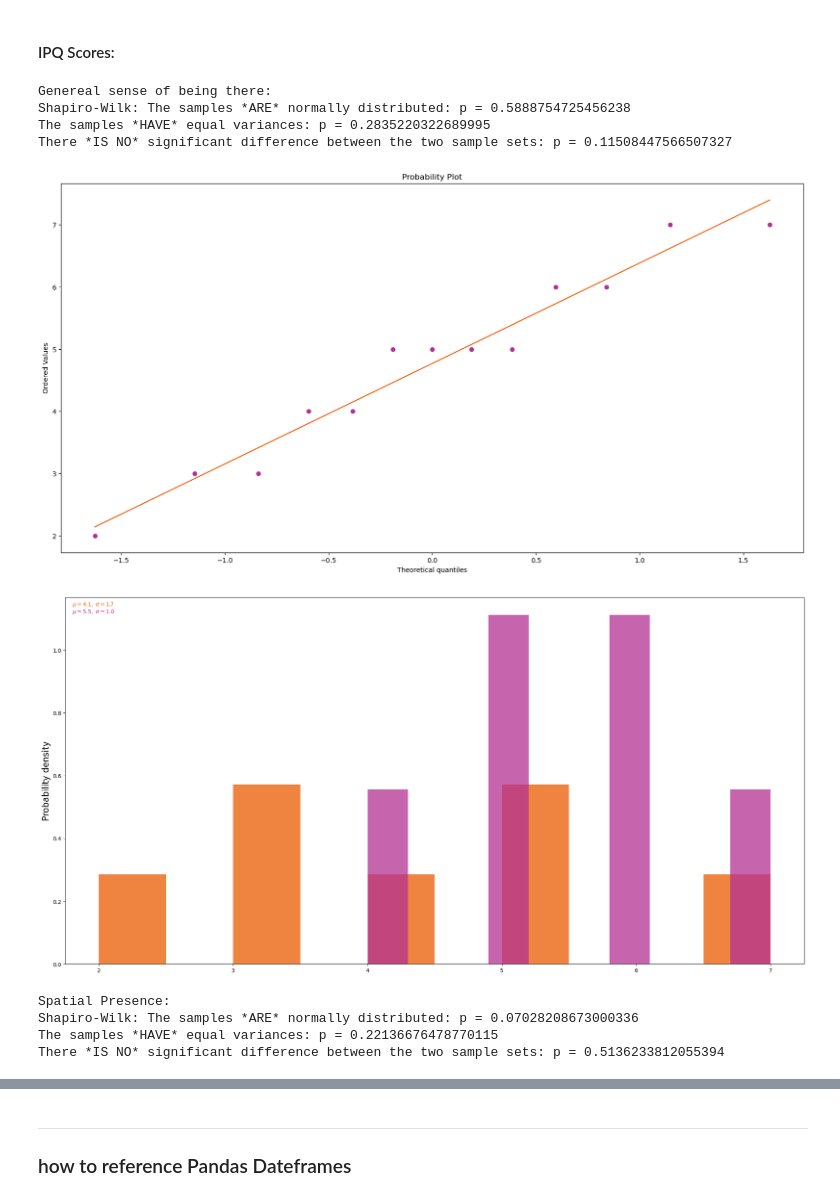
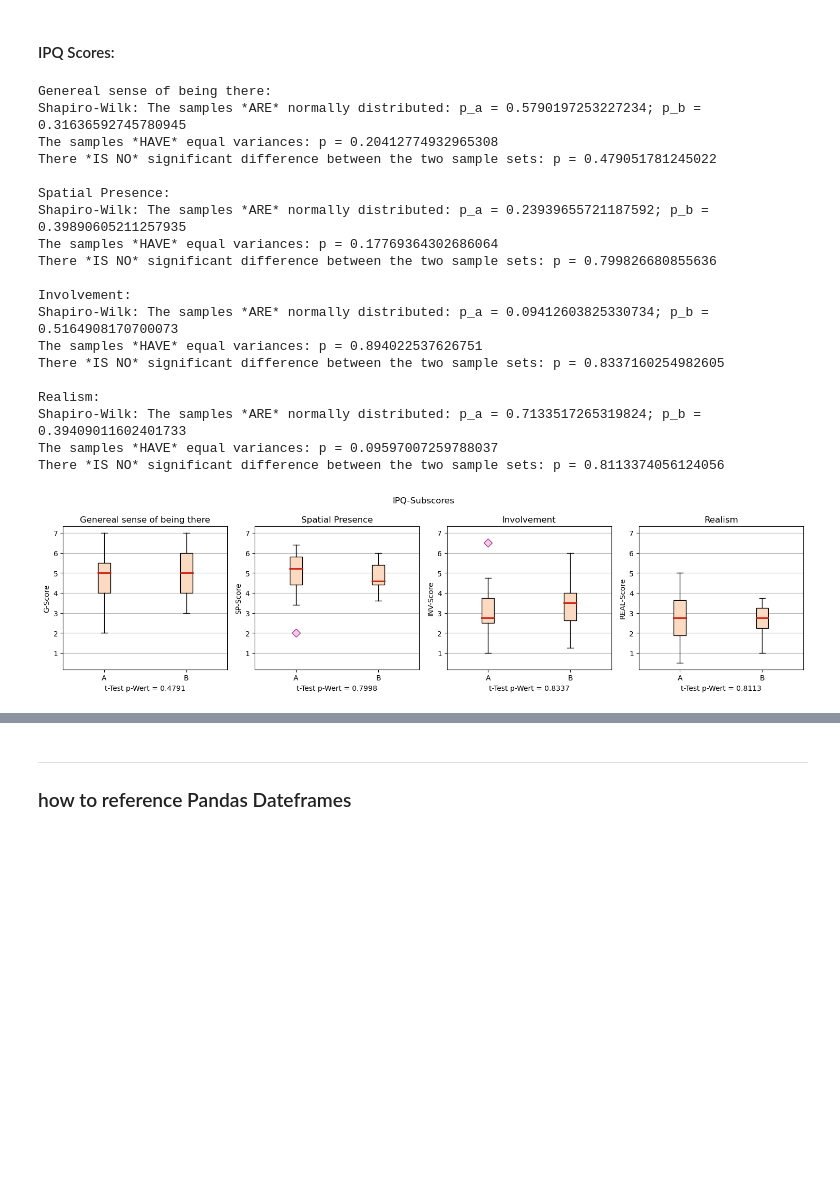
Before and after one commit to Knerten0815/VR_Dodge_Study, a Jupyter notebook: Data-Visualization/Jupyter Notebooks/How to load your data into python.ipynb, the cells around one changed output, grey strips where cells are left out. Drawn from its saved outputs; the diff is of its cells as text; code cells hidden in the pictures; blank space fills up the shorter version.

```diff
--- a/Data-Visualization/Jupyter Notebooks/How to load your data into python.ipynb
+++ b/Data-Visualization/Jupyter Notebooks/How to load your data into python.ipynb
@@ -31,8 +31,8 @@ class ftxt:
     BOLD = '\033[1m'
     UNDERLINE = '\033[4m'
 # %%
-ids_A = ["A8", "A10", "A11", "A12", "A14", "A15", "A16", "A17", "A18"]
-ids_B = ["B4", "B5", "B6", "B7", "B9", "B11", "B12", "B13", "B14"]
+ids_A = ["A8", "A10", "A11", "A12", "A14", "A15", "A16", "A17", "A18", "A19", "A20", "A21", "A22", "A23", "A24"]
+ids_B = ["B4", "B5", "B6", "B7", "B9", "B11", "B12", "B13", "B14", "B15", "B16", "B17", "B18", "B19", "B20"]
 # %% [markdown]
 Read experiment csv files into dictionarys
 # %%
@@ -362,7 +404,7 @@ for user_id_b in b_result_dict:
         big_sized_jaws.append(yaws_by_trial)
 
 
-a_size_samples, b_size_samples = get_samples_for_key_by_variable(size_var, 'max_yaw_virt', 'max_yaw_real')
+a_size_samples, b_size_samples = get_grouped_samples_for_key_by_variable(size_var, 'max_yaw_virt', 'max_yaw_real')
 
 for trial_id in a_size_samples[0]:
     if a_big_sized_yaws_by_trial[trial_id] != a_size_samples[1][trial_id]:
@@ -550,14 +627,14 @@ The 8 significant trials are: ['1126', '1016', '2110', '1021', '0104', '1123', '
 hypothesis_counter = 0
 significant_trials = []
 
-a_sizes, b_sizes = get_samples_for_key_by_variable(size_var, 'max_yaw_virt', 'max_yaw_real')
+a_sizes, b_sizes = get_grouped_samples_for_key_by_variable(size_var, 'max_yaw_virt', 'max_yaw_real')
 
 for id in no_size_ids:
-    a = pd.Series(b_small_sized_yaws_by_trial[f'{id}'])
-    b = pd.Series(b_big_sized_yaws_by_trial[f'{id}'])
+    a = pd.Series(b_sizes[0][f'{id}'])
+    b = pd.Series(b_sizes[1][f'{id}'])
 
     #print(f'Trial {id}:')
-    hypothesis, _ = independent_test(a, b)#, print_results=True)
+    hypothesis, p = independent_test(a, b)#, print_results=True)
     #print()
 
     if hypothesis:
@@ -571,5 +648,7 @@ for id in no_size_ids:
 # print(f'The {len(false_assumption_trials)} untestable trials are: {false_assumption_trials}')
 print(f'{hypothesis_counter/len(no_size_ids)*100} % of {len(no_size_ids)} tested trials show no significant difference between size 0.3 and 0.8')
 print(f'The {len(significant_trials)} significant trials are: {significant_trials}')
+a_sums = get_samples_for_key_by_variable('A', size_var, 'sum_injected_rotation_g_r(IN DEGREES)')
+boxplot([list(b_sizes[0].values())[0], list(b_sizes[1].values())[0]], title='Alpha-Werte für Gruppe B', xlabel=f't-Test p-Wert = {p.round(4)}', ylabel='Alpha-Wert', value_names=['kleine Objekte', 'große Objekte'])
 # %% [output]
 96.82539682539682 % of 63 tested trials show no significant difference between size 0.3 and 0.8
@@ -786,53 +892,70 @@ for key in questionnaire_dict:
     # calculate mean of each sub-score and invert SP2, INV3 and REAL1
     sp = (user_answers['SP1'] + (-1 * user_answers['SP2'] + 6) + user_answers['SP3'] + user_answers['SP4'] + user_answers['SP5']) / 5
     inv = (user_answers['INV1'] + user_answers['INV2'] + (-1 * user_answers['INV3'] + 6) + user_answers['INV4']) / 4
     real = ((-1 * user_answers['REAL1'] + 6) + user_answers['REAL2'] + user_answers['REAL3'] + user_answers['REAL4']) / 4
 
     questionnaire_dict[key]['SP-Score'] = sp
     questionnaire_dict[key]['INV-Score'] = inv
     questionnaire_dict[key]['REAL-Score'] = real
 
-    # print('IPQ Sub-Scores for', user_answers['ID Nummer'], 'are:')
-    # print('General Presence: ', questionnaire_dict[key]['G1'])
-    # print('Spatial Presence: ', questionnaire_dict[key]['SP-Score'])
-    # print('Involvement: ', questionnaire_dict[key]['INV-Score'])
-    # print('Realism: ', questionnaire_dict[key]['REAL-Score'])
-
     # sum up scores of all keys containing A and B
     if 'A' in key:
         a_g.append(questionnaire_dict[key]['G1'])
         a_sp.append(sp)
         a_inv.append(inv)
         a_real.append(real)
     elif 'B' in key:
         b_g.append( questionnaire_dict[key]['G1'])
         b_sp.append(sp)
         b_inv.append(inv)
         b_real.append(real)
 
 print('Genereal sense of being there:')
-independent_test(a_g, b_g, print_results= True)
-plot_test_data(a_g, b_g)
+_, p_g = independent_test(a_g, b_g, print_results=True)
 print()
 print('Spatial Presence:')
-independent_test(a_sp, b_sp, print_results= True)
-plot_test_data(a_sp, b_sp)
+_, p_sp = independent_test(a_sp, b_sp, print_results=True)
 print()
 print('Involvement:')
-independent_test(a_inv, b_inv, print_results= True)
-plot_test_data(a_inv, b_inv)
+_, p_inv = independent_test(a_inv, b_inv, print_results=True)
 print()
 print('Realism:')
-independent_test(a_real, b_real, print_results= True)
-plot_test_data(a_real, b_real)
+_, p_real = independent_test(a_real, b_real, print_results=True)
+
+def plots_in_a_row():
+    fig, axs = plt.subplots(1, 4, figsize=(15, 4))
+    subboxplot(axs[0], [a_g, b_g], title='Genereal sense of being there', ylabel='G-Score', xlabel=f't-Test p-Wert = {p_g.round(4)}')
+    subboxplot(axs[1],[a_sp, b_sp], title='Spatial Presence', ylabel='SP-Score', xlabel=f't-Test p-Wert = {p_sp.round(4)}')
+    subboxplot(axs[2],[a_inv, b_inv], title='Involvement', ylabel='INV-Score', xlabel=f't-Test p-Wert = {p_inv.round(4)}')
+    subboxplot(axs[3],[a_real, b_real], title='Realism', ylabel='REAL-Score', xlabel=f't-Test p-Wert = {p_real.round(4)}')
+    axs[1].sharey(axs[0])
+    axs[2].sharey(axs[0])
+    axs[3].sharey(axs[0])
+
+    fig.suptitle('IPQ-Subscores')
+    fig.tight_layout()
+
+    plt.show()
+
+plots_in_a_row()
 # %% [output]
 Genereal sense of being there:
-Shapiro-Wilk: The samples *ARE* normally distributed: p = 0.5888754725456238
-The samples *HAVE* equal variances: p = 0.2835220322689995
-There *IS NO* significant difference between the two sample sets: p = 0.11508447566507327
+Shapiro-Wilk: The samples *ARE* normally distributed: p_a = 0.5790197253227234; p_b = 0.31636592745780945
+The samples *HAVE* equal variances: p = 0.20412774932965308
+There *IS NO* significant difference between the two sample sets: p = 0.479051781245022
+
+Spatial Presence:
+Shapiro-Wilk: The samples *ARE* normally distributed: p_a = 0.23939655721187592; p_b = 0.39890605211257935
+The samples *HAVE* equal variances: p = 0.17769364302686064
+There *IS NO* significant difference between the two sample sets: p = 0.799826680855636
+
+Involvement:
+Shapiro-Wilk: The samples *ARE* normally distributed: p_a = 0.09412603825330734; p_b = 0.5164908170700073
+The samples *HAVE* equal variances: p = 0.894022537626751
+There *IS NO* significant difference between the two sample sets: p = 0.8337160254982605
+
+Realism:
+Shapiro-Wilk: The samples *ARE* normally distributed: p_a = 0.7133517265319824; p_b = 0.39409011602401733
+The samples *HAVE* equal variances: p = 0.09597007259788037
+There *IS NO* significant difference between the two sample sets: p = 0.8113374056124056
-[figure, old version]
+[figure, new version]
-[figure, removed]
-Spatial Presence:
-Shapiro-Wilk: The samples *ARE* normally distributed: p = 0.07028208673000336
-The samples *HAVE* equal variances: p = 0.22136676478770115
-There *IS NO* significant difference between the two sample sets: p = 0.5136233812055394
```
Also changed, not shown: parts of 16 cells of this notebook.
